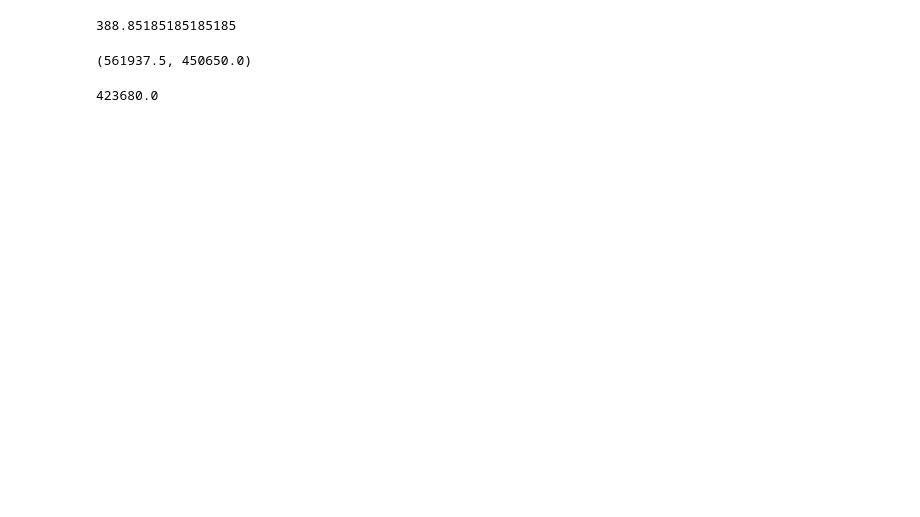
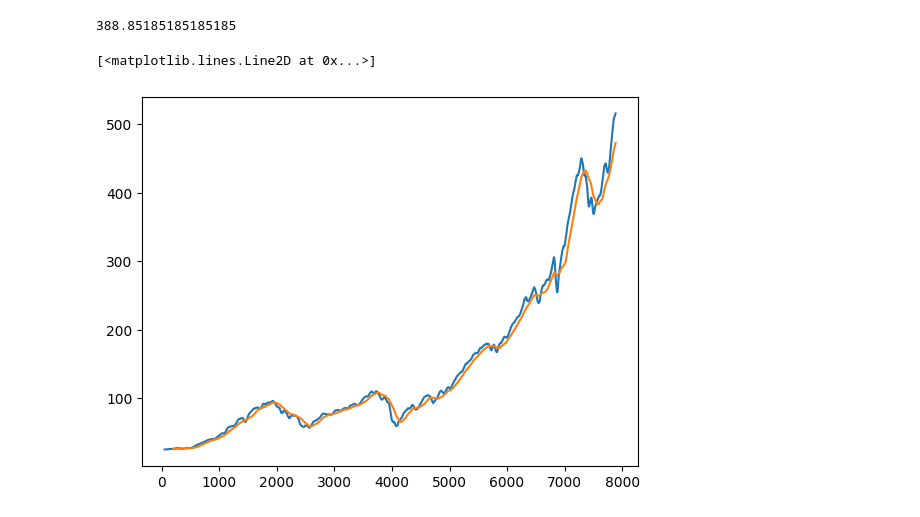
Before and after one commit to irdali/quant, a Jupyter notebook: back_test_101.ipynb, the cells around one changed output. Drawn from its saved outputs; the diff is of its cells as text; code cells hidden in the pictures; blank space fills up the shorter version.

```diff
--- a/back_test_101.ipynb
+++ b/back_test_101.ipynb
@@ -101,14 +88,0 @@ def get_pay(hours, ot_hours, tax=None):
-# %%
-hours = 160
-ot_hours = 25.5
-
-salary = get_pay(hours, ot_hours)
-taxed_salary = get_pay(hours, ot_hours, True)
-
-salary, taxed_salary
-# %% [output]
-(561937.5, 450650.0)
-# %%
-get_pay(160-16, 29, True)
-# %% [output]
-423680.0
@@ -114,0 +91,8 @@ get_pay(160-16, 29, True)
+# %%
+ma50 = talib.SMA(spy.values, 50)
+ma200 = talib.SMA(spy.values, 200)
+plt.plot(ma50)
+plt.plot(ma200)
+# %% [output]
+[<matplotlib.lines.Line2D at 0x...>]
+[figure, added]
```
Also changed, not shown: parts of 6 cells of this notebook, 1 other file.
